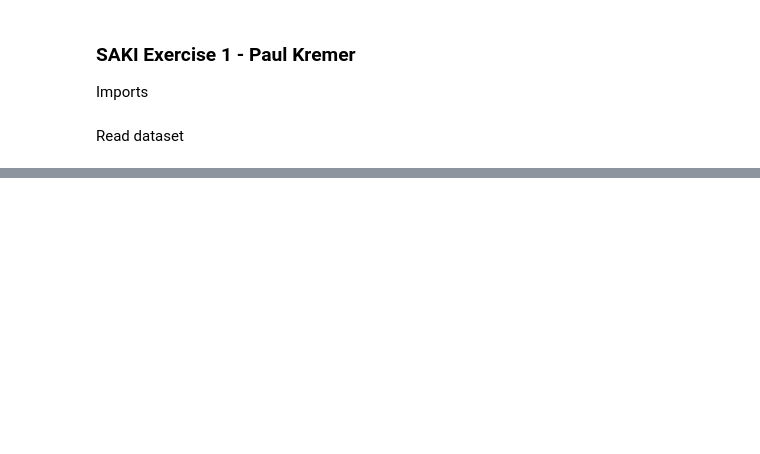
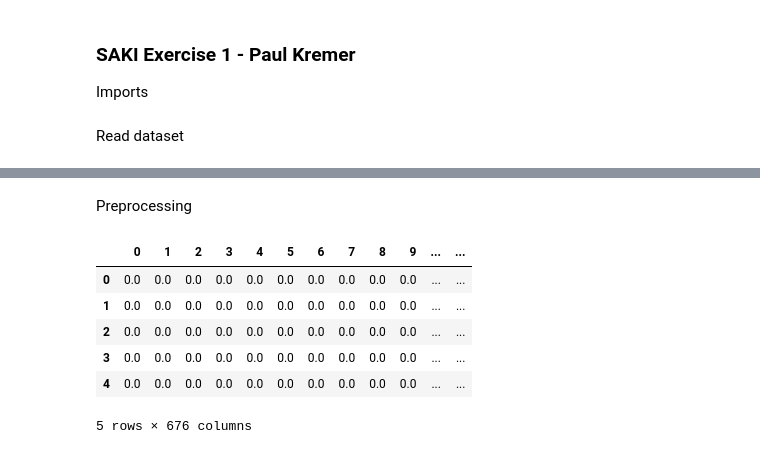
Before and after one commit to PauKre/SAKI_1_Paul_Kremer, a Jupyter notebook: SAKI1.ipynb, the cells around one changed output, grey strips where cells are left out. Cells and saved outputs as stored; diff of their text form; code cells hidden in the pictures; blank space fills up the shorter version.

```diff
--- a/SAKI1.ipynb
+++ b/SAKI1.ipynb
@@ -63,0 +35,38 @@ array([[  0., 162.],
+# %% [markdown]
+Preprocessing
+# %%
+discrete_columns = ['Buchungstag', 'Valutadatum', 'Buchungstext', 'Beguenstigter/Zahlungspflichtiger', 'Kontonummer', 'BLZ']
+purpose_column = 'Verwendungszweck'
+amount_column = 'Betrag' #"Betrag" is the only continuous column
+label_column = 'label'
+
+#one hot encode all discrete columns
+one_hot_encoded_features = pd.get_dummies(data_csv[discrete_columns])
+
+# create frequency array for "Verwendungszweck"
+count_vector = CountVectorizer()
+count_vector.fit(data_csv[purpose_column])
+purpose_data = count_vector.transform(data_csv[purpose_column]).toarray()
+purpose_data = MinMaxScaler().fit_transform(purpose_data)
+
+#scale "Betrag" column to values between 0 and 1
+amount_data = data_csv.iloc[:,data_csv.columns.get_loc(amount_column)]
+amount_data = amount_data.str.replace(',','.').astype(float).values #floating point values should be separated with "." instead of ","
+amount_data = MinMaxScaler().fit_transform(amount_data.reshape(-1,1))
+
+# saving the labels as list to label the confusion matrix later
+label_list = sorted(set(data_csv[label_column]))
+label_dict = dict([(label, id) for id, label in enumerate(label_list)])
+labels = [label_dict[id] for id in data_csv[label_column]]
+
+# construct feature DataFrame
+features = pd.DataFrame(np.hstack((one_hot_encoded_features, purpose_data, amount_data)))
+features.head()
+# %% [output]
+|  | 0 | 1 | 2 | 3 | 4 | 5 | 6 | 7 | 8 | 9 | ... | ... |
+| 0 | 0.0 | 0.0 | 0.0 | 0.0 | 0.0 | 0.0 | 0.0 | 0.0 | 0.0 | 0.0 | ... | ... |
+| 1 | 0.0 | 0.0 | 0.0 | 0.0 | 0.0 | 0.0 | 0.0 | 0.0 | 0.0 | 0.0 | ... | ... |
+| 2 | 0.0 | 0.0 | 0.0 | 0.0 | 0.0 | 0.0 | 0.0 | 0.0 | 0.0 | 0.0 | ... | ... |
+| 3 | 0.0 | 0.0 | 0.0 | 0.0 | 0.0 | 0.0 | 0.0 | 0.0 | 0.0 | 0.0 | ... | ... |
+| 4 | 0.0 | 0.0 | 0.0 | 0.0 | 0.0 | 0.0 | 0.0 | 0.0 | 0.0 | 0.0 | ... | ... |
+5 rows × 676 columns
```
Also changed, not shown: parts of 18 cells of this notebook, 7 other files.
